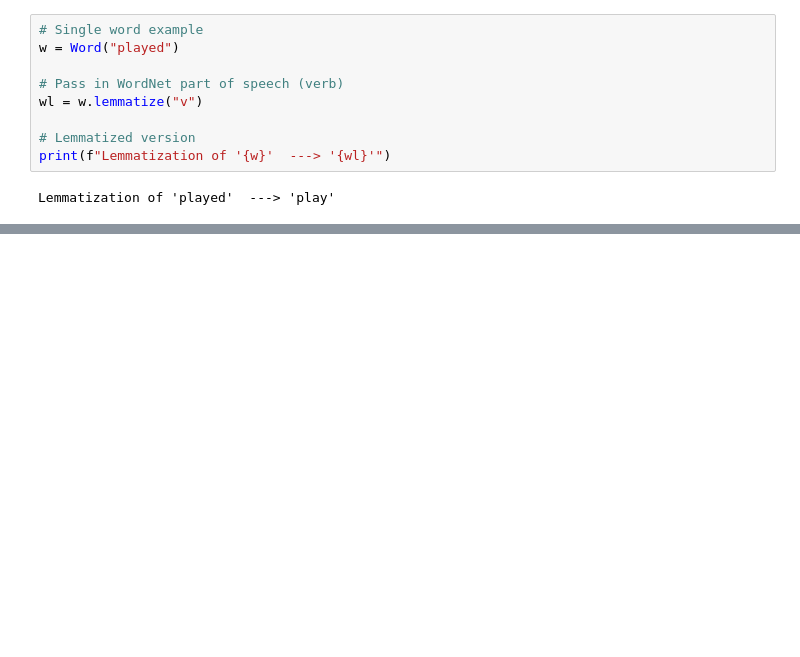
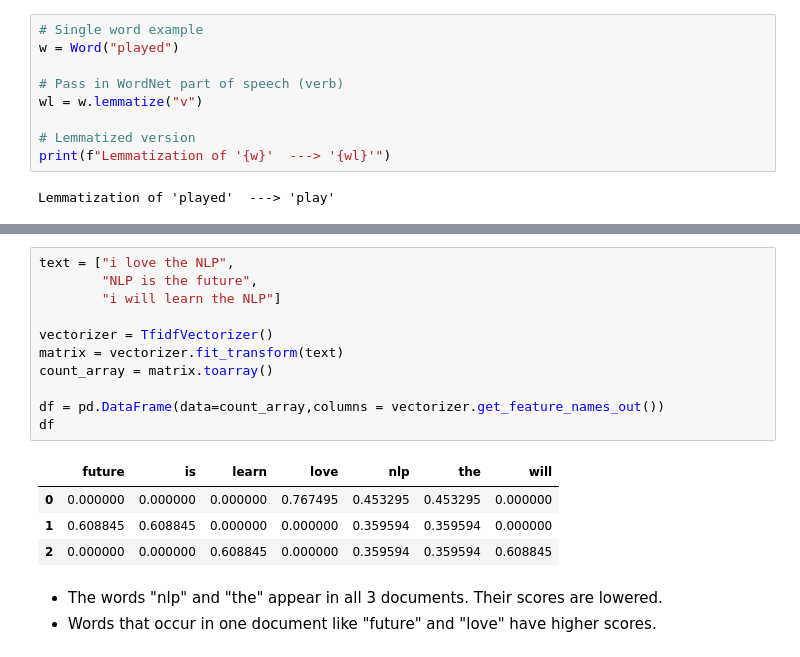
Before and after one commit to MAyub114/nlp, a Jupyter notebook: NLP_tutorial.ipynb, the cells around one changed output, grey strips where cells are left out. Saved outputs shown, nothing was run; the diff lists cells and outputs as text; blank space fills up the shorter version.

```diff
--- a/NLP_tutorial.ipynb
+++ b/NLP_tutorial.ipynb
@@ -130,0 +238,19 @@ df['processed'].apply(lambda x: " ".join([Word(word).lemmatize() for word in x.s
+# %%
+text = ["i love the NLP",
+        "NLP is the future",
+        "i will learn the NLP"]
+
+vectorizer = TfidfVectorizer()
+matrix = vectorizer.fit_transform(text)
+count_array = matrix.toarray()
+
+df = pd.DataFrame(data=count_array,columns = vectorizer.get_feature_names_out())
+df
+# %% [output]
+|  | future | is | learn | love | nlp | the | will |
+| 0 | 0.000000 | 0.000000 | 0.000000 | 0.767495 | 0.453295 | 0.453295 | 0.000000 |
+| 1 | 0.608845 | 0.608845 | 0.000000 | 0.000000 | 0.359594 | 0.359594 | 0.000000 |
+| 2 | 0.000000 | 0.000000 | 0.608845 | 0.000000 | 0.359594 | 0.359594 | 0.608845 |
+# %% [markdown]
+* The words "nlp" and "the" appear in all 3 documents. Their scores are lowered.
+* Words that occur in one document like "future" and "love" have higher scores.
```
Also changed, not shown: parts of 33 cells of this notebook.
